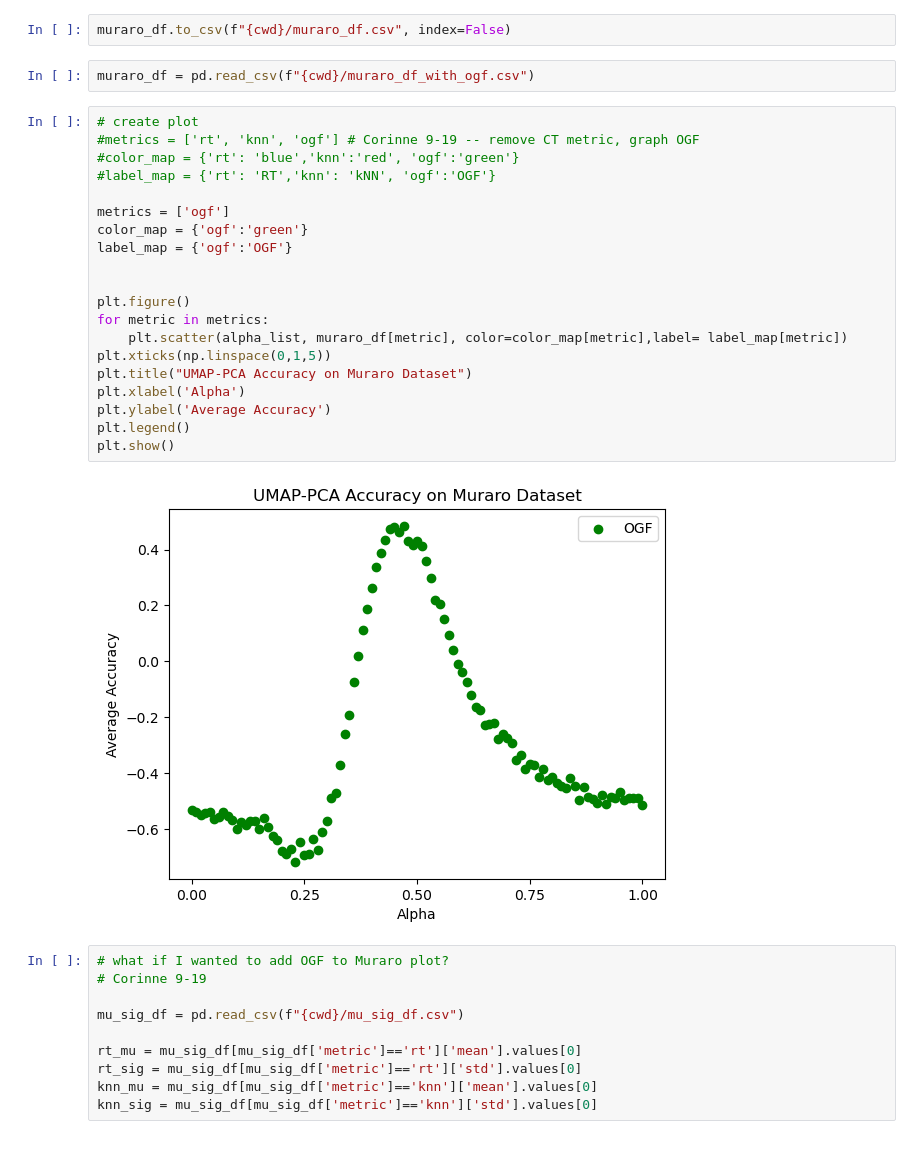
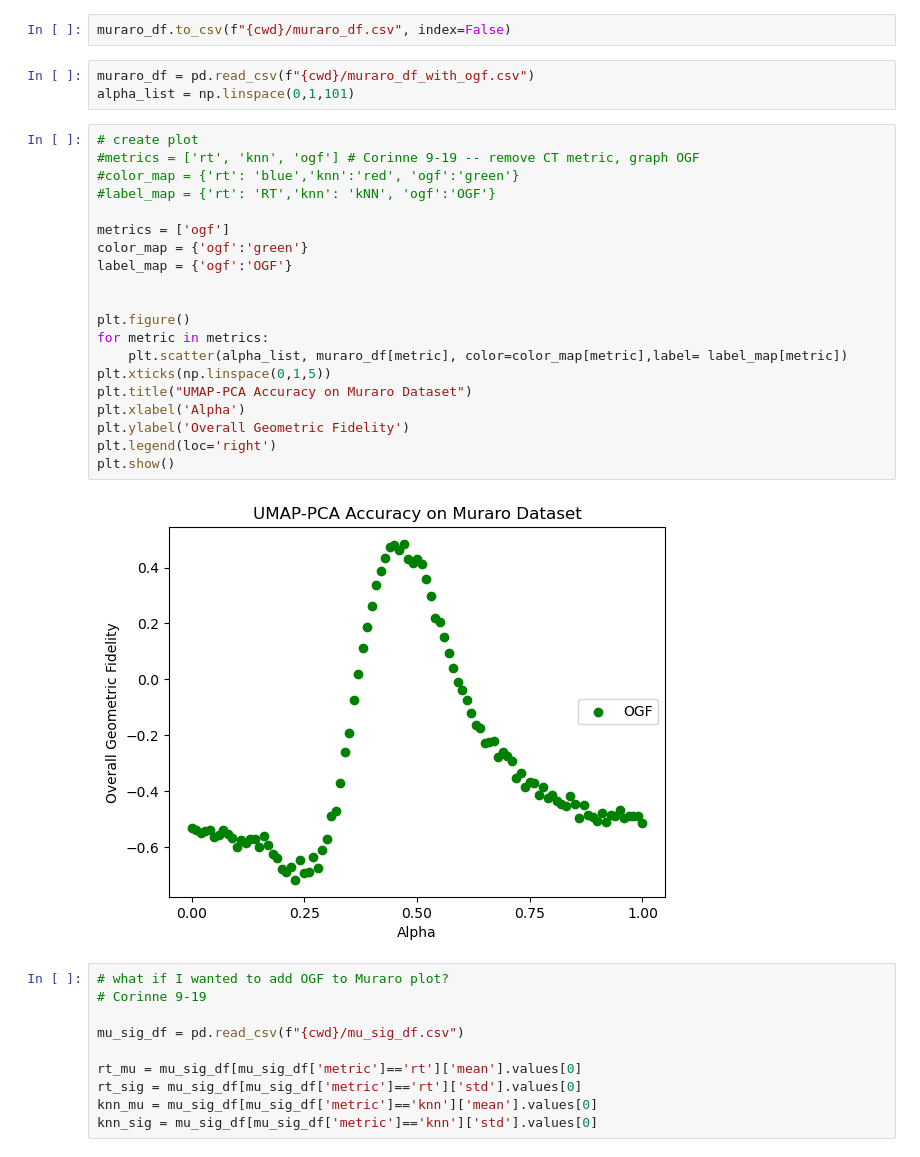
Before and after one commit to corinne-ort/drpaper25, a Jupyter notebook: sick_plots.ipynb, the cells around one changed output. Saved outputs shown, nothing was run; the diff lists cells and outputs as text.

```diff
--- a/sick_plots.ipynb
+++ b/sick_plots.ipynb
@@ -65,28 +65,29 @@ KeyboardInterrupt:
 muraro_df.to_csv(f"{cwd}/muraro_df.csv", index=False)
 # %%
 muraro_df = pd.read_csv(f"{cwd}/muraro_df_with_ogf.csv")
+alpha_list = np.linspace(0,1,101)
 # %%
 # create plot
 #metrics = ['rt', 'knn', 'ogf'] # Corinne 9-19 -- remove CT metric, graph OGF
 #color_map = {'rt': 'blue','knn':'red', 'ogf':'green'}
 #label_map = {'rt': 'RT','knn': 'kNN', 'ogf':'OGF'}
 
 metrics = ['ogf']
 color_map = {'ogf':'green'}
 label_map = {'ogf':'OGF'}
 
 
 plt.figure()
 for metric in metrics:
     plt.scatter(alpha_list, muraro_df[metric], color=color_map[metric],label= label_map[metric])
 plt.xticks(np.linspace(0,1,5))
 plt.title("UMAP-PCA Accuracy on Muraro Dataset")
 plt.xlabel('Alpha')
-plt.ylabel('Average Accuracy')
-plt.legend()
+plt.ylabel('Overall Geometric Fidelity')
+plt.legend(loc='right')
 plt.show()
 # %% [output]
-[figure, old version]
+[figure, new version]
 # %%
 # what if I wanted to add OGF to Muraro plot?
 # Corinne 9-19
```
Also changed, not shown: parts of 3 cells of this notebook, 3 other files.
